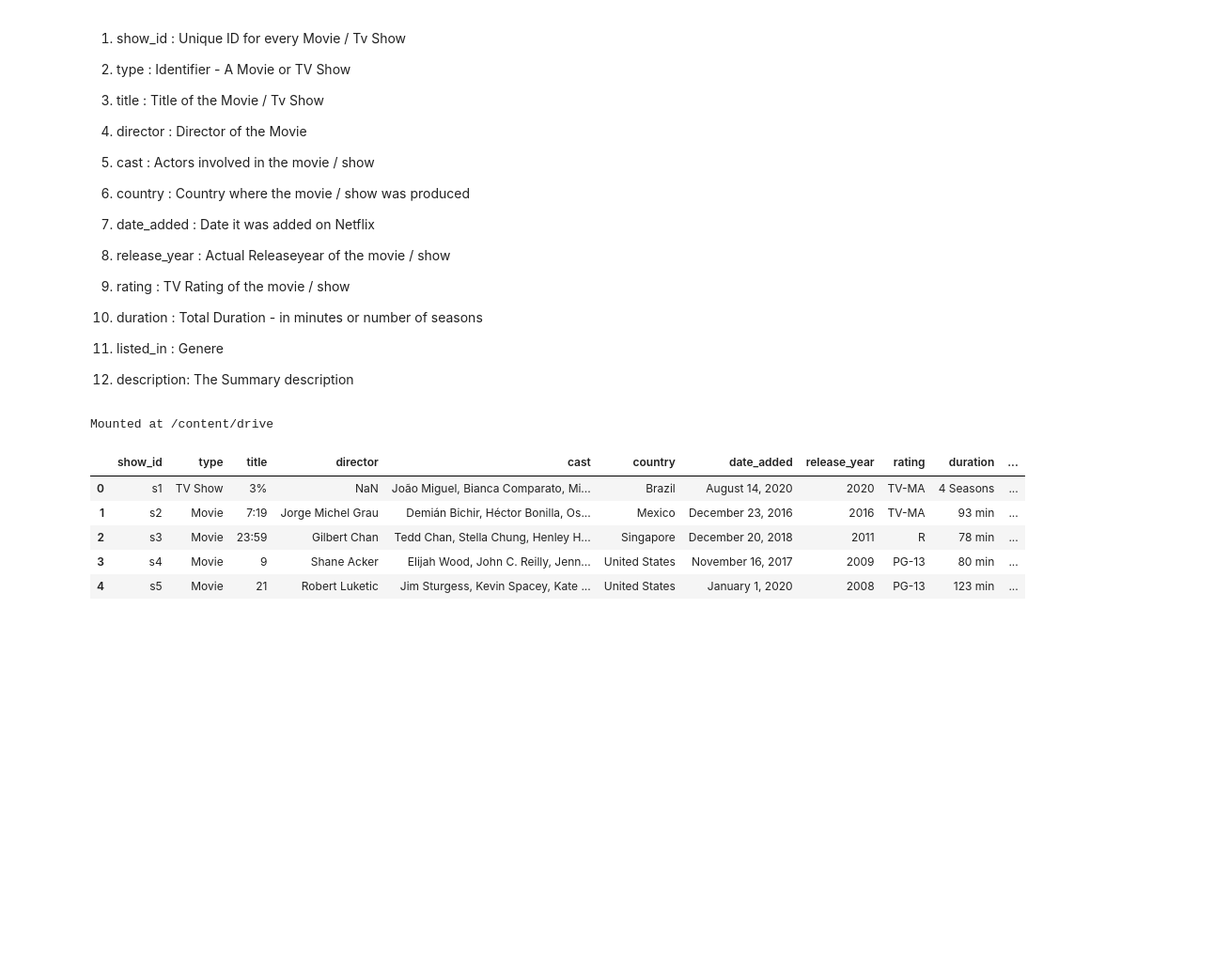
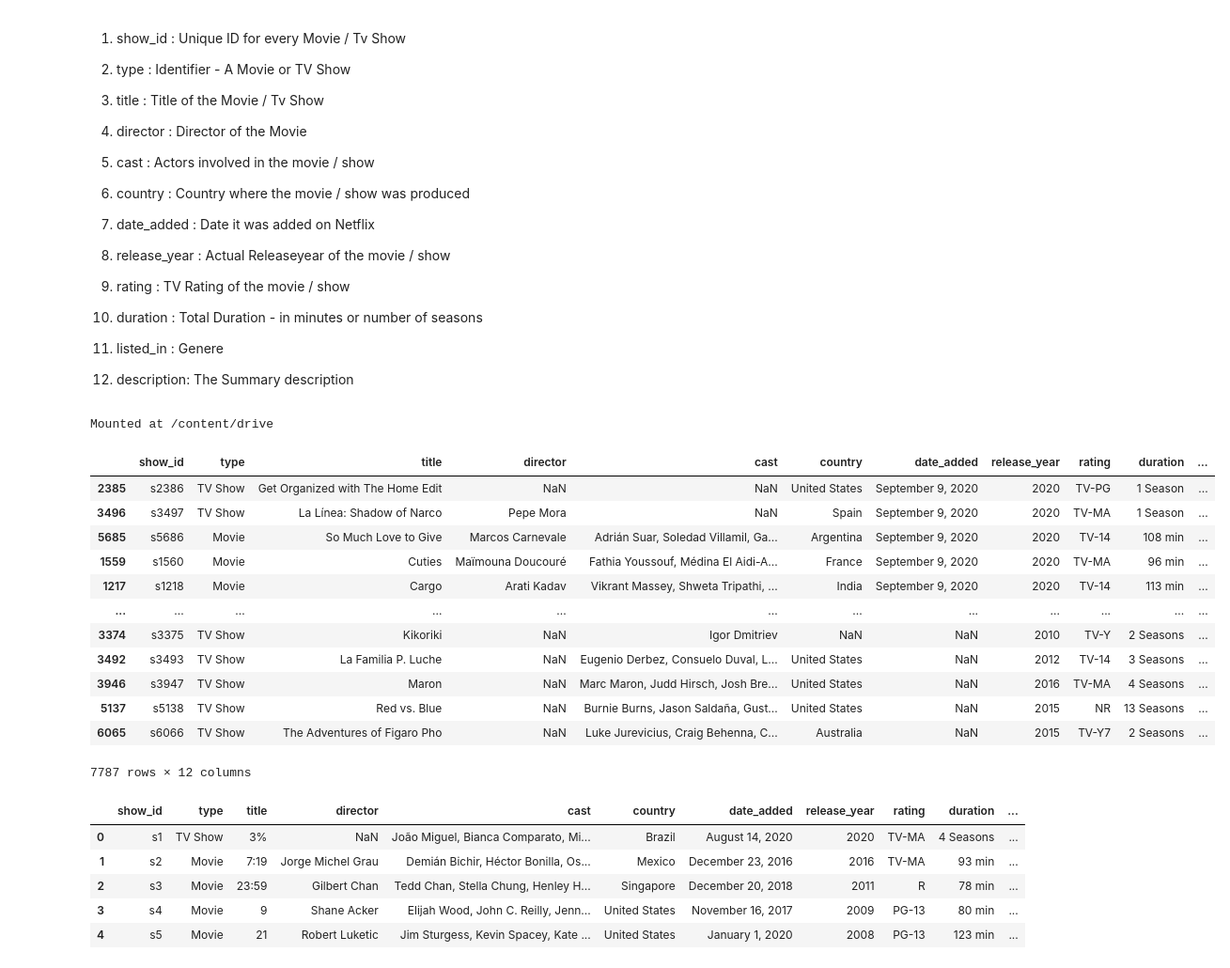
Before and after one commit to sravyagadam/ML_Clustering, a Jupyter notebook: NETFLIX_MOVIES_AND_TV_SHOWS_CLUSTERING.ipynb, the cells around one changed output. Shown at 94% size. Cells and saved outputs as stored; diff of their text form; code cells hidden in the pictures; blank space fills up the shorter version.

```diff
--- a/NETFLIX_MOVIES_AND_TV_SHOWS_CLUSTERING.ipynb
+++ b/NETFLIX_MOVIES_AND_TV_SHOWS_CLUSTERING.ipynb
@@ -91,6 +91,22 @@ Mounted at /content/drive
 
 
 netflix = pd.read_csv("/content/drive/MyDrive/Book_Recommendation/NETFLIX MOVIES AND TV SHOWS CLUSTERING.csv")
+# %%
+netflix.sort_values(by=['date_added'], ascending=False)
+# %% [output]
+|  | show_id | type | title | director | cast | country | date_added | release_year | rating | duration | ... |
+| 2385 | s2386 | TV Show | Get Organized with The Home Edit | NaN | NaN | United States | September 9, 2020 | 2020 | TV-PG | 1 Season | ... |
+| 3496 | s3497 | TV Show | La Línea: Shadow of Narco | Pepe Mora | NaN | Spain | September 9, 2020 | 2020 | TV-MA | 1 Season | ... |
+| 5685 | s5686 | Movie | So Much Love to Give | Marcos Carnevale | Adrián Suar, Soledad Villamil, Ga... | Argentina | September 9, 2020 | 2020 | TV-14 | 108 min | ... |
+| 1559 | s1560 | Movie | Cuties | Maïmouna Doucouré | Fathia Youssouf, Médina El Aidi-A... | France | September 9, 2020 | 2020 | TV-MA | 96 min | ... |
+| 1217 | s1218 | Movie | Cargo | Arati Kadav | Vikrant Massey, Shweta Tripathi, ... | India | September 9, 2020 | 2020 | TV-14 | 113 min | ... |
+| ... | ... | ... | ... | ... | ... | ... | ... | ... | ... | ... | ... |
+| 3374 | s3375 | TV Show | Kikoriki | NaN | Igor Dmitriev | NaN | NaN | 2010 | TV-Y | 2 Seasons | ... |
+| 3492 | s3493 | TV Show | La Familia P. Luche | NaN | Eugenio Derbez, Consuelo Duval, L... | United States | NaN | 2012 | TV-14 | 3 Seasons | ... |
+| 3946 | s3947 | TV Show | Maron | NaN | Marc Maron, Judd Hirsch, Josh Bre... | United States | NaN | 2016 | TV-MA | 4 Seasons | ... |
+| 5137 | s5138 | TV Show | Red vs. Blue | NaN | Burnie Burns, Jason Saldaña, Gust... | United States | NaN | 2015 | NR | 13 Seasons | ... |
+| 6065 | s6066 | TV Show | The Adventures of Figaro Pho | NaN | Luke Jurevicius, Craig Behenna, C... | Australia | NaN | 2015 | TV-Y7 | 2 Seasons | ... |
+7787 rows × 12 columns
 # %%
 netflix.head()
 # %% [output]
```
Also changed, not shown: parts of 1 cell of this notebook.
